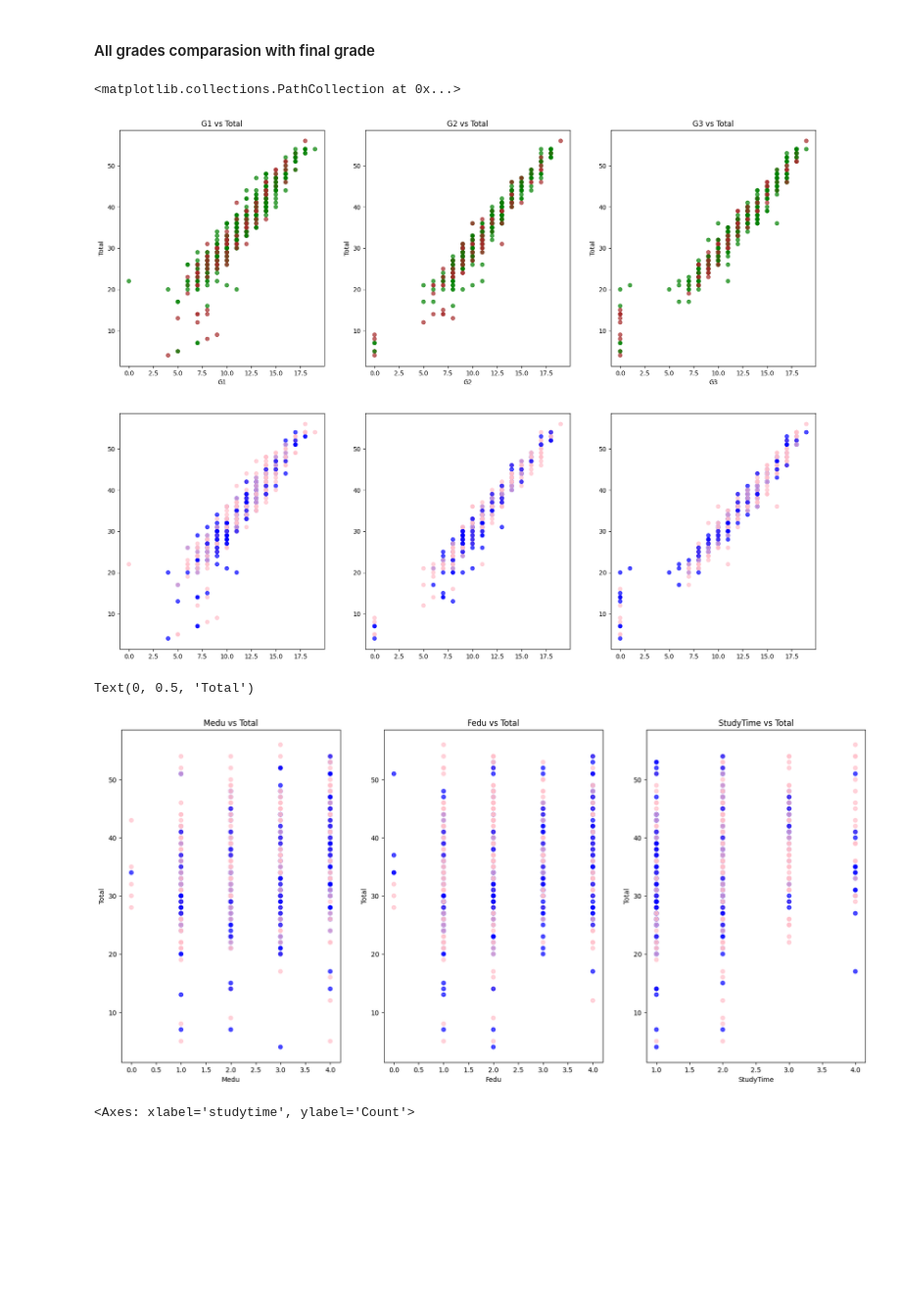
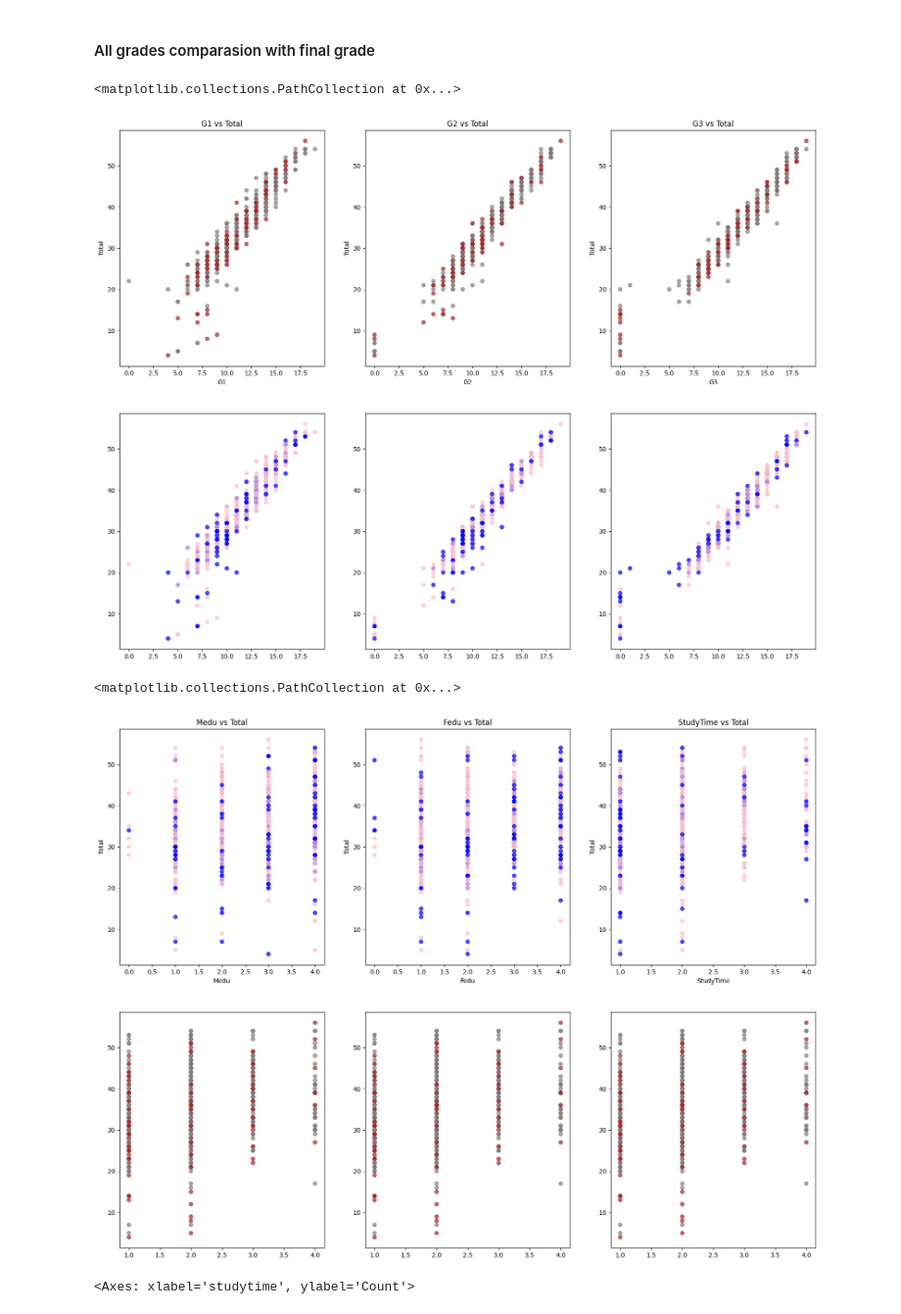
Before and after one commit to VBritis/EDA-StudentPerformance, a Jupyter notebook: EDA.ipynb, the cells around one changed output. Shown at 98% size. Saved outputs shown, nothing was run; the diff lists cells and outputs as text; code cells hidden in the pictures; blank space fills up the shorter version.

```diff
--- a/EDA.ipynb
+++ b/EDA.ipynb
@@ -167,7 +167,7 @@ Text(0, 0.5, 'Mean of Final Grade')
 #### All grades comparasion with final grade
 # %%
 #All grades comparasion with final grade
-colors = {'U': 'green', 'R': 'brown','M': 'blue','F': 'pink'}
+colors = {'U': 'gray', 'R': 'brown','M': 'blue','F': 'pink'}
 plt.figure(figsize=(20,15))
 plt.subplot(2, 3, 1)
 plt.scatter(df['G1'], df['total'], color=df['address'].map(colors), alpha=0.7)
@@ -200,29 +200,35 @@ plt.subplot(2,3,6)
 plt.scatter(df['G3'], df['total'], color=df['sex'].map(colors), alpha=0.7)
 # %% [output]
 <matplotlib.collections.PathCollection at 0x...>
-[figure, old version]
+[figure, new version]
 # %%
 #All grades comparasion with final grade
-colorus = {'M': 'blue','F': 'pink'}
-plt.figure(figsize=(20,9))
-plt.subplot(1, 3, 1)
+colorus = {'U': 'gray', 'R': 'brown','M': 'blue','F': 'pink'}
+plt.figure(figsize=(20,15))
+plt.subplot(2, 3, 1)
 plt.scatter(df['Medu'], df['total'], color=df['sex'].map(colorus), alpha=0.7)
 plt.title('Medu vs Total')
 plt.xlabel('Medu')
 plt.ylabel('Total')
-plt.subplot(1,3,2)
+plt.subplot(2,3,2)
 plt.scatter(df['Fedu'], df['total'], color=df['sex'].map(colorus), alpha=0.7)
 plt.title('Fedu vs Total')
 plt.xlabel('Fedu')
 plt.ylabel('Total')
-plt.subplot(1,3,3)
+plt.subplot(2,3,3)
 plt.scatter(df['studytime'], df['total'], color=df['sex'].map(colorus), alpha=0.7)
 plt.title('StudyTime vs Total')
 plt.xlabel('StudyTime')
 plt.ylabel('Total')
+plt.subplot(2,3,4)
+plt.scatter(df['studytime'], df['total'], color=df['address'].map(colorus), alpha=0.7)
+plt.subplot(2,3,5)
+plt.scatter(df['studytime'], df['total'], color=df['address'].map(colorus), alpha=0.7)
+plt.subplot(2,3,6)
+plt.scatter(df['studytime'], df['total'], color=df['address'].map(colorus), alpha=0.7)
 # %% [output]
-Text(0, 0.5, 'Total')
+<matplotlib.collections.PathCollection at 0x...>
-[figure, old version]
+[figure, new version]
 # %%
 plt.figure(figsize=(15,12))
 plt.subplot(3,2,1)
```
